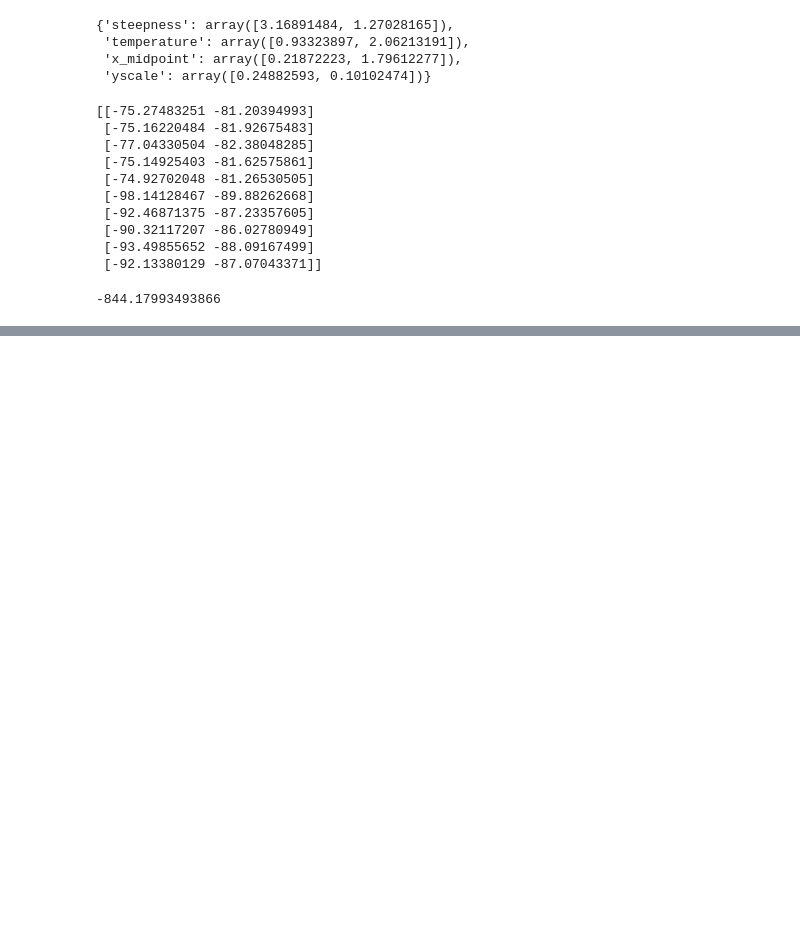
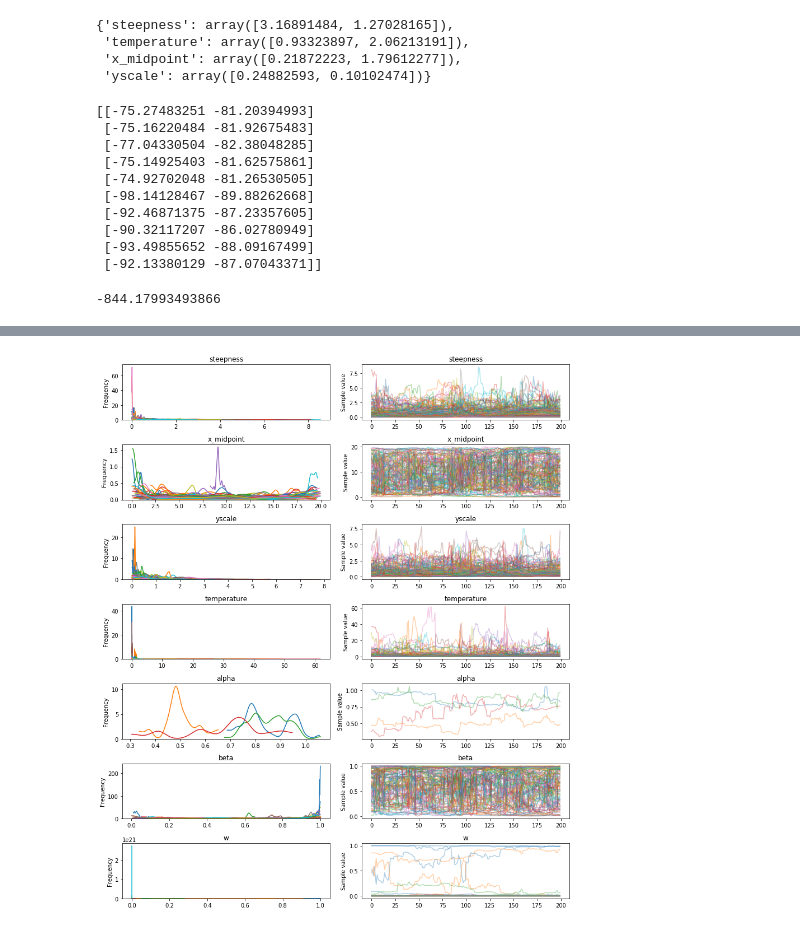
Before and after one commit to bmontambault/Active-Learning, a Jupyter notebook: individual_differences/Phase UCB Mixture Tests.ipynb, the cells around one changed output, grey strips where cells are left out. Cells and saved outputs as stored; diff of their text form; code cells hidden in the pictures; blank space fills up the shorter version.

Commit message:
infinite mixture model

```diff
--- a/individual_differences/Phase UCB Mixture Tests.ipynb
+++ b/individual_differences/Phase UCB Mixture Tests.ipynb
@@ -180,0 +183,22 @@ print (c1)
+# %%
+k=30
+
+def stick_breaking(beta):
+    portion_remaining = tt.concatenate([[1], tt.extra_ops.cumprod(1 - beta)[:-1]])
+
+    return beta * portion_remaining
+# %%
+with pm.Model() as model:
+    steepness = pm.Gamma('steepness', 1., 1., shape=k)
+    x_midpoint = pm.Uniform('x_midpoint', 0, 20, shape=k)
+    yscale = pm.Gamma('yscale', 1., 1., shape=k)
+    temperature = pm.Gamma('temperature', .1, .1, shape=k)
+
+    alpha = pm.Gamma('alpha', 1., 1.)
+    beta = pm.Beta('beta', 1., alpha, shape=k)
+    w = pm.Deterministic('w', stick_breaking(beta))
+
+    obs = pm.Potential('obs', log_likelihood(data, phase_ucb_acq1, {'steepness': steepness,
+                               'temperature': temperature, 'x_midpoint': x_midpoint,
+                               'yscale': yscale}, k, w))
+    inf_mix_trace = pm.sample(200)
@@ -180,0 +218,4 @@ print (c1)
+# %%
+pm.traceplot(inf_mix_trace);
+# %% [output]
+[figure, added]
```
Also changed, not shown: parts of 9 cells of this notebook.
